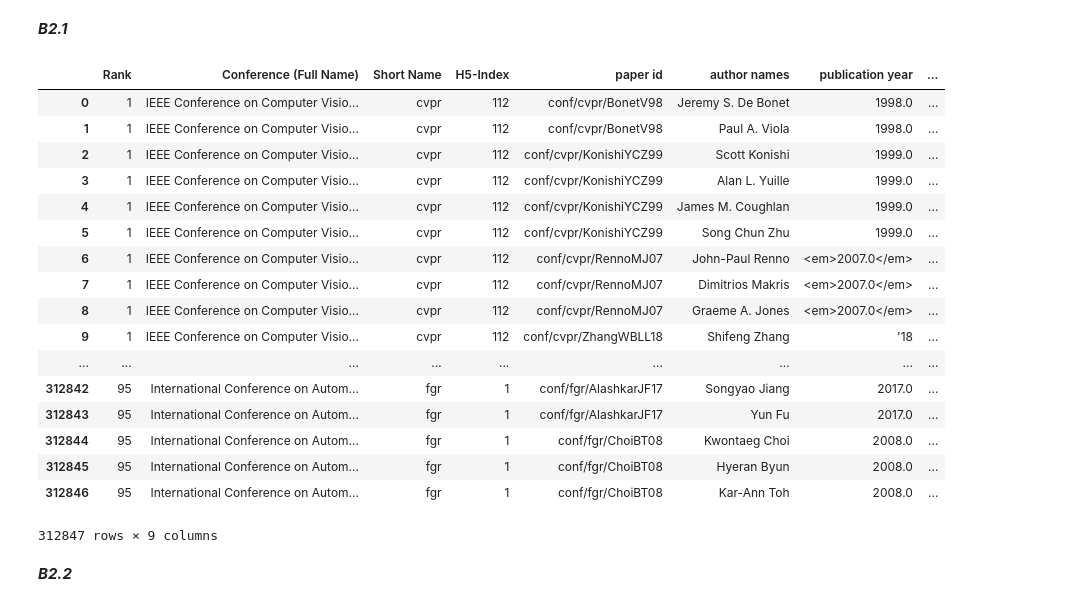
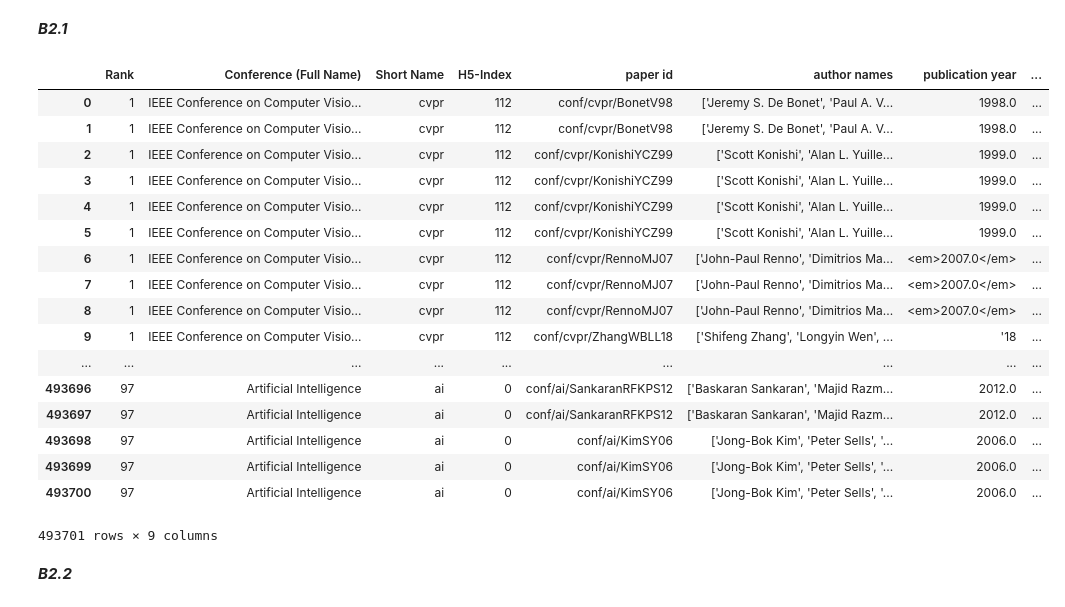
Before and after one commit to BerkMandiracioglu/AppliedDataAnalysisHW1, a Jupyter notebook: hw1.ipynb, the cells around one changed output. Drawn from its saved outputs; the diff is of its cells as text; code cells hidden in the pictures.

```diff
--- a/hw1.ipynb
+++ b/hw1.ipynb
@@ -45,10 +53,10 @@ from bs4 import BeautifulSoup
 # %%
 ''' Add your code here'''
 #Load the dataset
-dblp = pd.read_csv('c:/Users/Rastiq/iaml2018/ADA/HW_01/data/dblp.tsv', sep='\t')
+dblp = pd.read_csv('dblp.tsv', sep='\t')
 # %%
 dblp.rename(columns={"id": "paper id", "authors": "author names", "year": "publication year", "title": "paper title"}, inplace=True)
-dblp_papers = dblp[dblp['paper id'].str.contains('conf/cvpr/|conf/icra/|conf/iccv/|conf/icml/|conf/nips/|conf/acl/|conf/emnlp/|conf/aaai/|conf/aamas/|conf/ijcai/|conf/naacl/|conf/accv/|conf/iccbr/|conf/ida/|conf/ilp/|conf/pricai/|conf/ksem/|conf/icann/|conf/iconip/|conf/fgr/')]
+dblp_papers = dblp[dblp['paper id'].str.contains('^conf.*')]
 # %%
 def extract_conference(name):
     return re.split("/", name)[1]
@@ -288,28 +218,28 @@ _Hint: Analyze the conferences in which the top ranked authors publish. Investig
 ***B2.1***
 # %%
 ''' Add your code here '''
-aminer = pd.read_csv('c:/Users/Rastiq/iaml2018/ADA/HW_01/data/aminer_ai.csv', sep=';')
+aminer = pd.read_csv('aminer_ai.csv', sep=';')
 aminer["Short Name"] = aminer["Short Name"].str.lower()
 merged_aminer = pd.merge(aminer, dblp_authors, left_on='Short Name', right_on='Conference')
 merged_aminer
 # %% [output]
 |  | Rank | Conference (Full Name) | Short Name | H5-Index | paper id | author names | publication year | ... |
-| 0 | 1 | IEEE Conference on Computer Visio... | cvpr | 112 | conf/cvpr/BonetV98 | Jeremy S. De Bonet | 1998.0 | ... |
-| 1 | 1 | IEEE Conference on Computer Visio... | cvpr | 112 | conf/cvpr/BonetV98 | Paul A. Viola | 1998.0 | ... |
-| 2 | 1 | IEEE Conference on Computer Visio... | cvpr | 112 | conf/cvpr/KonishiYCZ99 | Scott Konishi | 1999.0 | ... |
-| 3 | 1 | IEEE Conference on Computer Visio... | cvpr | 112 | conf/cvpr/KonishiYCZ99 | Alan L. Yuille | 1999.0 | ... |
-| 4 | 1 | IEEE Conference on Computer Visio... | cvpr | 112 | conf/cvpr/KonishiYCZ99 | James M. Coughlan | 1999.0 | ... |
-| 5 | 1 | IEEE Conference on Computer Visio... | cvpr | 112 | conf/cvpr/KonishiYCZ99 | Song Chun Zhu | 1999.0 | ... |
-| 6 | 1 | IEEE Conference on Computer Visio... | cvpr | 112 | conf/cvpr/RennoMJ07 | John-Paul Renno | <em>2007.0</em> | ... |
-| 7 | 1 | IEEE Conference on Computer Visio... | cvpr | 112 | conf/cvpr/RennoMJ07 | Dimitrios Makris | <em>2007.0</em> | ... |
-| 8 | 1 | IEEE Conference on Computer Visio... | cvpr | 112 | conf/cvpr/RennoMJ07 | Graeme A. Jones | <em>2007.0</em> | ... |
-| 9 | 1 | IEEE Conference on Computer Visio... | cvpr | 112 | conf/cvpr/ZhangWBLL18 | Shifeng Zhang | '18 | ... |
+| 0 | 1 | IEEE Conference on Computer Visio... | cvpr | 112 | conf/cvpr/BonetV98 | ['Jeremy S. De Bonet', 'Paul A. V... | 1998.0 | ... |
+| 1 | 1 | IEEE Conference on Computer Visio... | cvpr | 112 | conf/cvpr/BonetV98 | ['Jeremy S. De Bonet', 'Paul A. V... | 1998.0 | ... |
+| 2 | 1 | IEEE Conference on Computer Visio... | cvpr | 112 | conf/cvpr/KonishiYCZ99 | ['Scott Konishi', 'Alan L. Yuille... | 1999.0 | ... |
+| 3 | 1 | IEEE Conference on Computer Visio... | cvpr | 112 | conf/cvpr/KonishiYCZ99 | ['Scott Konishi', 'Alan L. Yuille... | 1999.0 | ... |
+| 4 | 1 | IEEE Conference on Computer Visio... | cvpr | 112 | conf/cvpr/KonishiYCZ99 | ['Scott Konishi', 'Alan L. Yuille... | 1999.0 | ... |
+| 5 | 1 | IEEE Conference on Computer Visio... | cvpr | 112 | conf/cvpr/KonishiYCZ99 | ['Scott Konishi', 'Alan L. Yuille... | 1999.0 | ... |
+| 6 | 1 | IEEE Conference on Computer Visio... | cvpr | 112 | conf/cvpr/RennoMJ07 | ['John-Paul Renno', 'Dimitrios Ma... | <em>2007.0</em> | ... |
+| 7 | 1 | IEEE Conference on Computer Visio... | cvpr | 112 | conf/cvpr/RennoMJ07 | ['John-Paul Renno', 'Dimitrios Ma... | <em>2007.0</em> | ... |
+| 8 | 1 | IEEE Conference on Computer Visio... | cvpr | 112 | conf/cvpr/RennoMJ07 | ['John-Paul Renno', 'Dimitrios Ma... | <em>2007.0</em> | ... |
+| 9 | 1 | IEEE Conference on Computer Visio... | cvpr | 112 | conf/cvpr/ZhangWBLL18 | ['Shifeng Zhang', 'Longyin Wen', ... | '18 | ... |
 | ... | ... | ... | ... | ... | ... | ... | ... | ... |
-| 312842 | 95 | International Conference on Autom... | fgr | 1 | conf/fgr/AlashkarJF17 | Songyao Jiang | 2017.0 | ... |
-| 312843 | 95 | International Conference on Autom... | fgr | 1 | conf/fgr/AlashkarJF17 | Yun Fu | 2017.0 | ... |
-| 312844 | 95 | International Conference on Autom... | fgr | 1 | conf/fgr/ChoiBT08 | Kwontaeg Choi | 2008.0 | ... |
-| 312845 | 95 | International Conference on Autom... | fgr | 1 | conf/fgr/ChoiBT08 | Hyeran Byun | 2008.0 | ... |
-| 312846 | 95 | International Conference on Autom... | fgr | 1 | conf/fgr/ChoiBT08 | Kar-Ann Toh | 2008.0 | ... |
+| 493696 | 97 | Artificial Intelligence | ai | 0 | conf/ai/SankaranRFKPS12 | ['Baskaran Sankaran', 'Majid Razm... | 2012.0 | ... |
+| 493697 | 97 | Artificial Intelligence | ai | 0 | conf/ai/SankaranRFKPS12 | ['Baskaran Sankaran', 'Majid Razm... | 2012.0 | ... |
+| 493698 | 97 | Artificial Intelligence | ai | 0 | conf/ai/KimSY06 | ['Jong-Bok Kim', 'Peter Sells', '... | 2006.0 | ... |
+| 493699 | 97 | Artificial Intelligence | ai | 0 | conf/ai/KimSY06 | ['Jong-Bok Kim', 'Peter Sells', '... | 2006.0 | ... |
+| 493700 | 97 | Artificial Intelligence | ai | 0 | conf/ai/KimSY06 | ['Jong-Bok Kim', 'Peter Sells', '... | 2006.0 | ... |
-312847 rows × 9 columns
+493701 rows × 9 columns
 # %% [markdown]
 ***B2.2***
```
Also changed, not shown: parts of 32 cells of this notebook.
